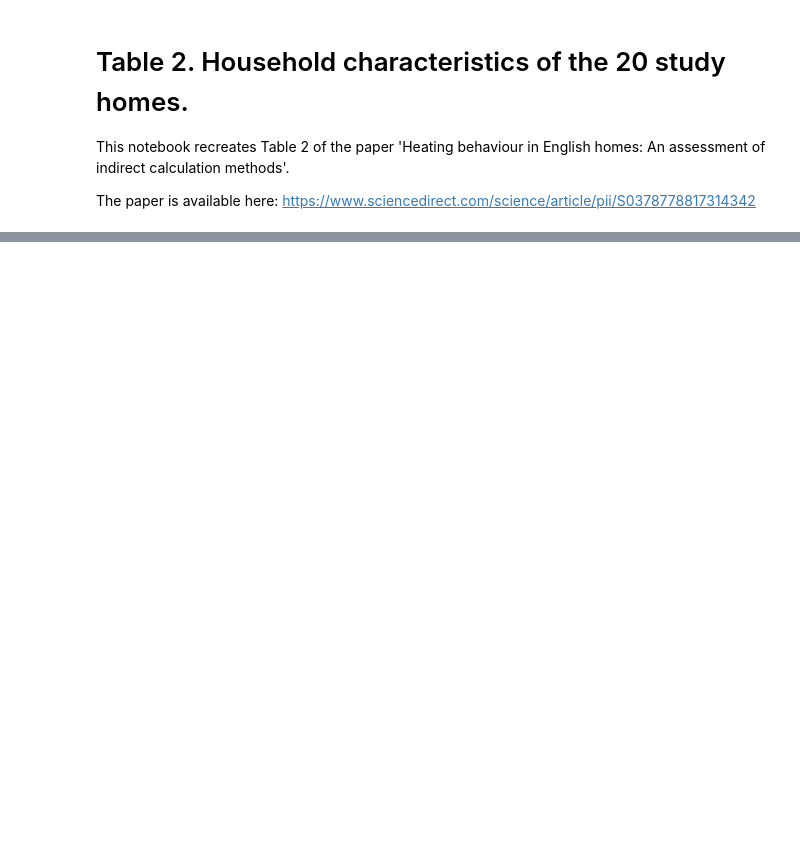
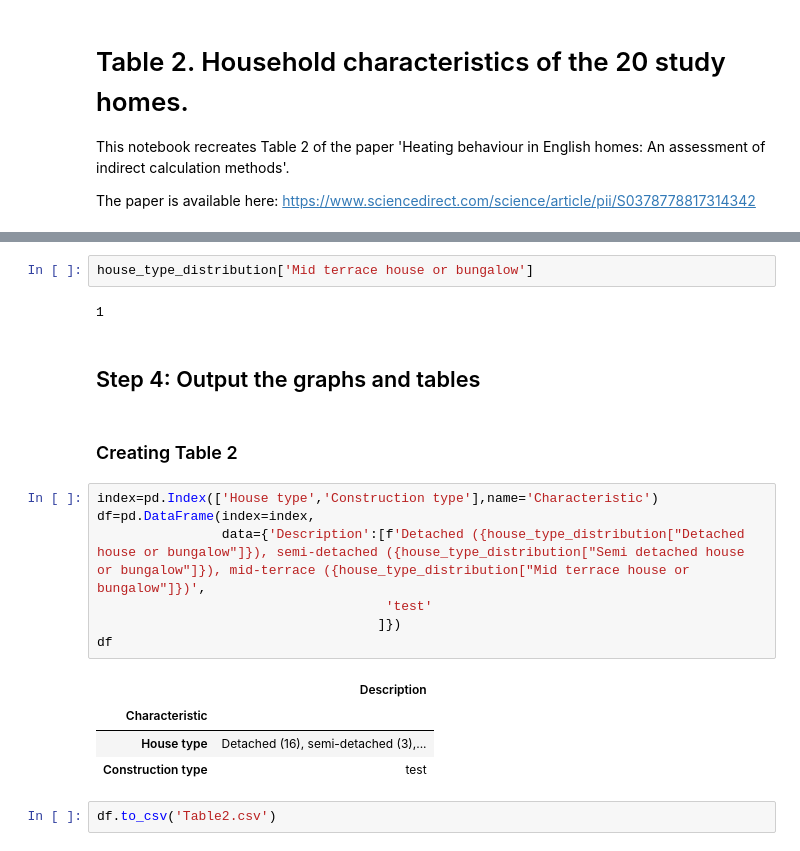
Before and after one commit to stevenkfirth/erbde-eda-2022, a Jupyter notebook: Creating_Table_2.ipynb, the cells around one changed output, grey strips where cells are left out. Drawn from its saved outputs; the diff is of its cells as text; blank space fills up the shorter version.

```diff
--- a/Creating_Table_2.ipynb
+++ b/Creating_Table_2.ipynb
@@ -21,0 +171,22 @@ a=2
+# %%
+house_type_distribution['Mid terrace house or bungalow']
+# %% [output]
+1
+# %% [markdown]
+## Step 4: Output the graphs and tables
+# %% [markdown]
+### Creating Table 2
+# %%
+index=pd.Index(['House type','Construction type'],name='Characteristic')
+df=pd.DataFrame(index=index,
+                data={'Description':[f'Detached ({house_type_distribution["Detached house or bungalow"]}), semi-detached ({house_type_distribution["Semi detached house or bungalow"]}), mid-terrace ({house_type_distribution["Mid terrace house or bungalow"]})',
+                                     'test'
+                                    ]})
+df
+# %% [output]
+|  | Description |
+| Characteristic |  |
+| House type | Detached (16), semi-detached (3),... |
+| Construction type | test |
+# %%
+df.to_csv('Table2.csv')
```
Also changed, not shown: parts of 21 cells of this notebook, 3 other files.
